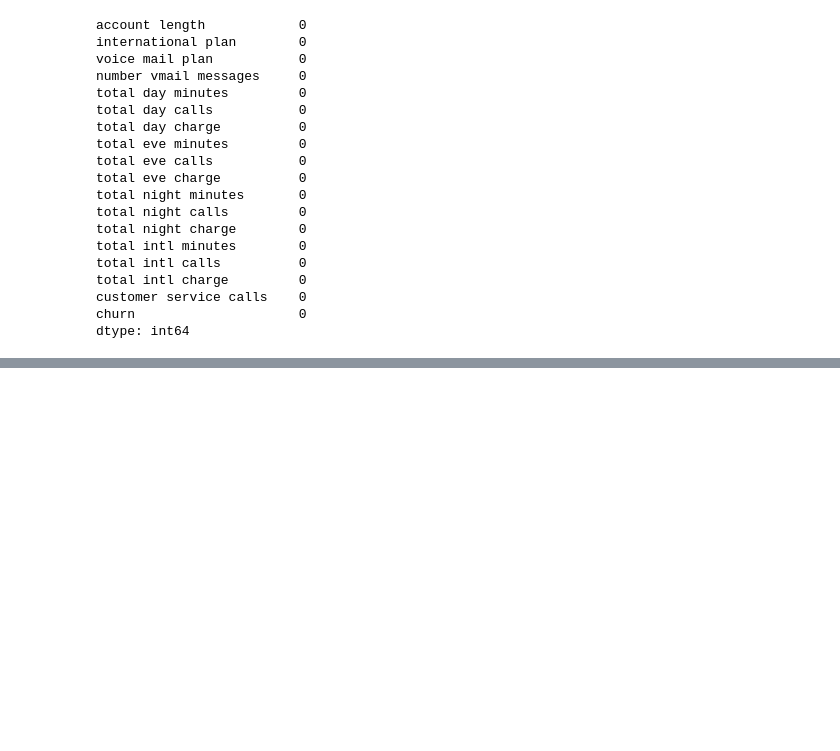
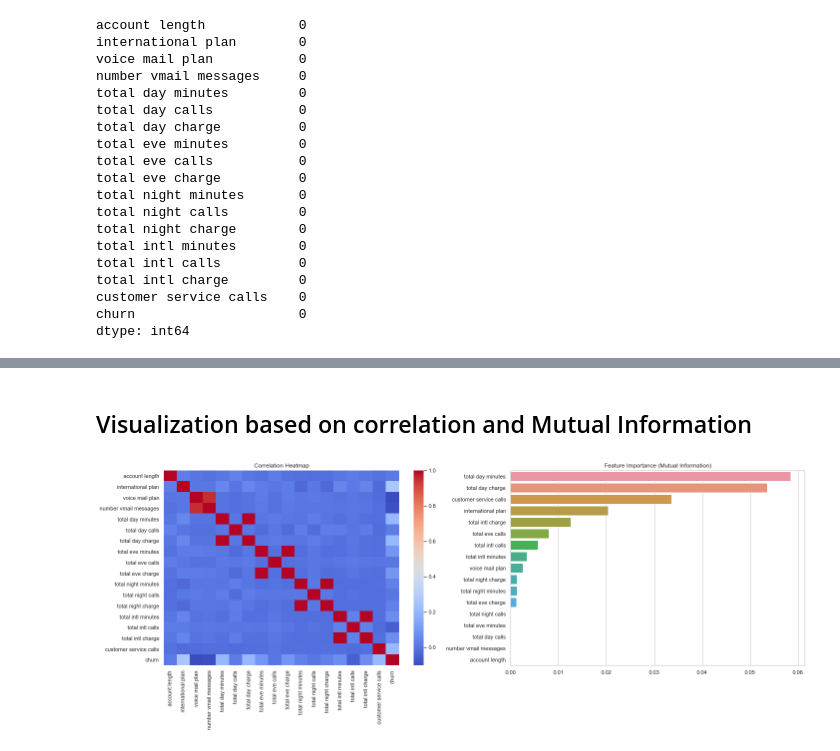
Before and after one commit to Sydney-Were/phase3_classification_project, a Jupyter notebook: Phase3_project.ipynb, the cells around one changed output, grey strips where cells are left out. Saved outputs shown, nothing was run; the diff lists cells and outputs as text; code cells hidden in the pictures; blank space fills up the shorter version.

```diff
--- a/Phase3_project.ipynb
+++ b/Phase3_project.ipynb
@@ -128,0 +234,23 @@ dtype: int64
+# %% [markdown]
+## Visualization based on correlation and Mutual Information
+# %%
+# Set up plots
+plt.figure(figsize=(20, 25))
+# 7. Correlation heatmap
+plt.subplot(4, 2, 7)
+sns.heatmap(df.corr(), annot=False, cmap='coolwarm')
+plt.title('Correlation Heatmap')
+
+# 8. Feature importance using mutual info
+plt.subplot(4, 2, 8)
+X = df.drop(columns=['churn'])
+y = df['churn']
+mi = mutual_info_classif(X, y, discrete_features='auto', random_state=42)
+mi_series = pd.Series(mi, index=X.columns).sort_values(ascending=False)
+sns.barplot(x=mi_series, y=mi_series.index)
+plt.title('Feature Importance (Mutual Information)')
+
+plt.tight_layout()
+plt.show()
+# %% [output]
+[figure, added]
```
Also changed, not shown: parts of 11 cells of this notebook.
